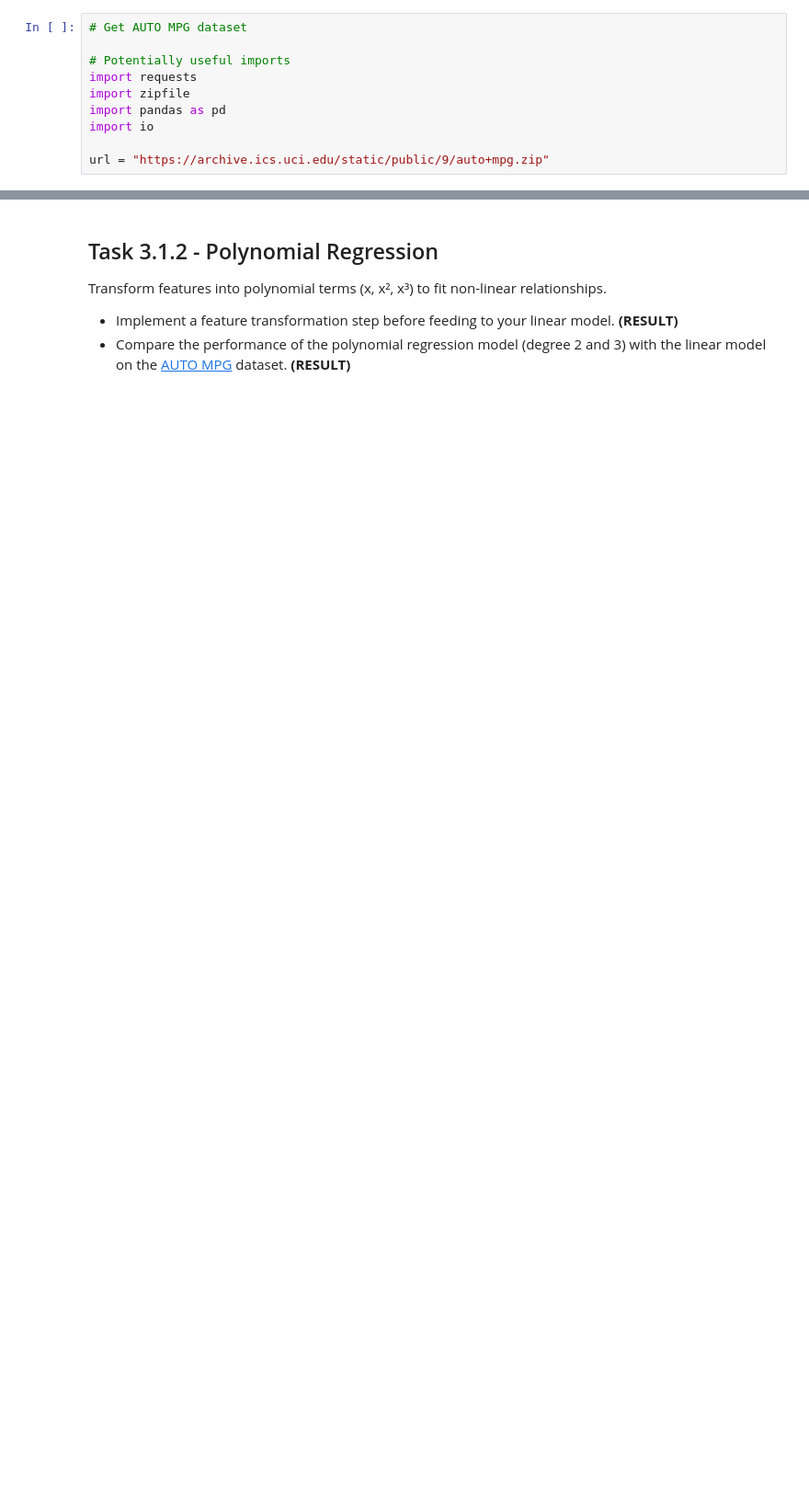
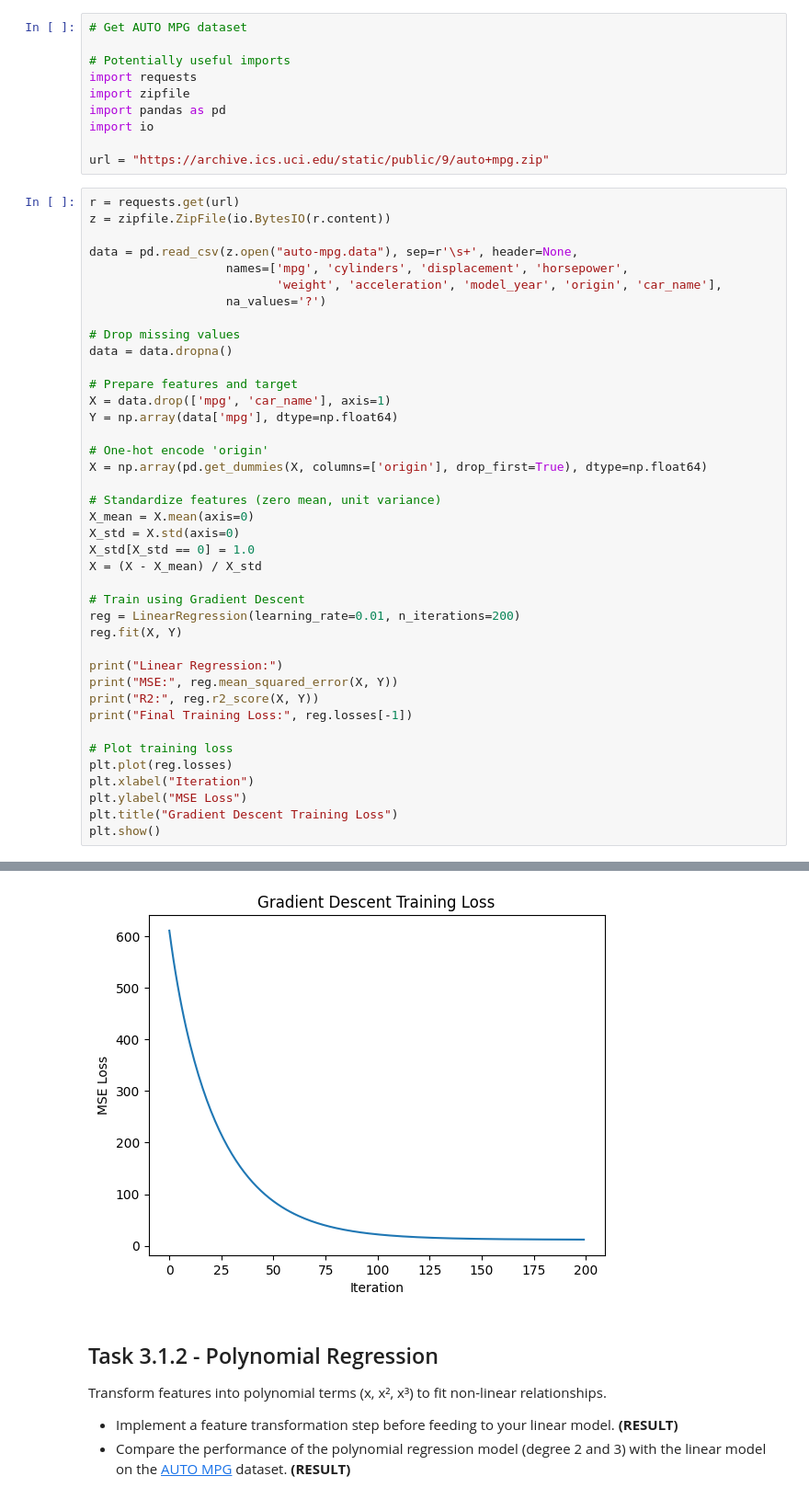
Before and after one commit to theRealProHacker/machine-learning, a Jupyter notebook: assignment03_1.ipynb, the cells around one changed output, grey strips where cells are left out. Shown at 92% size. Drawn from its saved outputs; the diff is of its cells as text; blank space fills up the shorter version.

Commit message:
linear and polynomial regression

```diff
--- a/assignment03_1.ipynb
+++ b/assignment03_1.ipynb
@@ -55,3 +90,44 @@ import pandas as pd
 import io
 
 url = "https://archive.ics.uci.edu/static/public/9/auto+mpg.zip"
+# %%
+r = requests.get(url)
+z = zipfile.ZipFile(io.BytesIO(r.content))
+
+data = pd.read_csv(z.open("auto-mpg.data"), sep=r'\s+', header=None,
+                   names=['mpg', 'cylinders', 'displacement', 'horsepower',
+                          'weight', 'acceleration', 'model_year', 'origin', 'car_name'],
+                   na_values='?')
+
+# Drop missing values
+data = data.dropna()
+
+# Prepare features and target
+X = data.drop(['mpg', 'car_name'], axis=1)
+Y = np.array(data['mpg'], dtype=np.float64)
+
+# One-hot encode 'origin'
+X = np.array(pd.get_dummies(X, columns=['origin'], drop_first=True), dtype=np.float64)
+
+# Standardize features (zero mean, unit variance)
+X_mean = X.mean(axis=0)
+X_std = X.std(axis=0)
+X_std[X_std == 0] = 1.0
+X = (X - X_mean) / X_std
+
+# Train using Gradient Descent
+reg = LinearRegression(learning_rate=0.01, n_iterations=200)
+reg.fit(X, Y)
+
+print("Linear Regression:")
+print("MSE:", reg.mean_squared_error(X, Y))
+print("R2:", reg.r2_score(X, Y))
+print("Final Training Loss:", reg.losses[-1])
+
+# Plot training loss
+plt.plot(reg.losses)
+plt.xlabel("Iteration")
+plt.ylabel("MSE Loss")
+plt.title("Gradient Descent Training Loss")
+plt.show()
+# %% [output]
@@ -58,3 +138,4 @@ url = "https://archive.ics.uci.edu/static/public/9/auto+mpg.zip"
+[figure, added]
 # %% [markdown]
 ## Task 3.1.2 - Polynomial Regression
 
```
Also changed, not shown: parts of 7 cells of this notebook, 1 other file.
